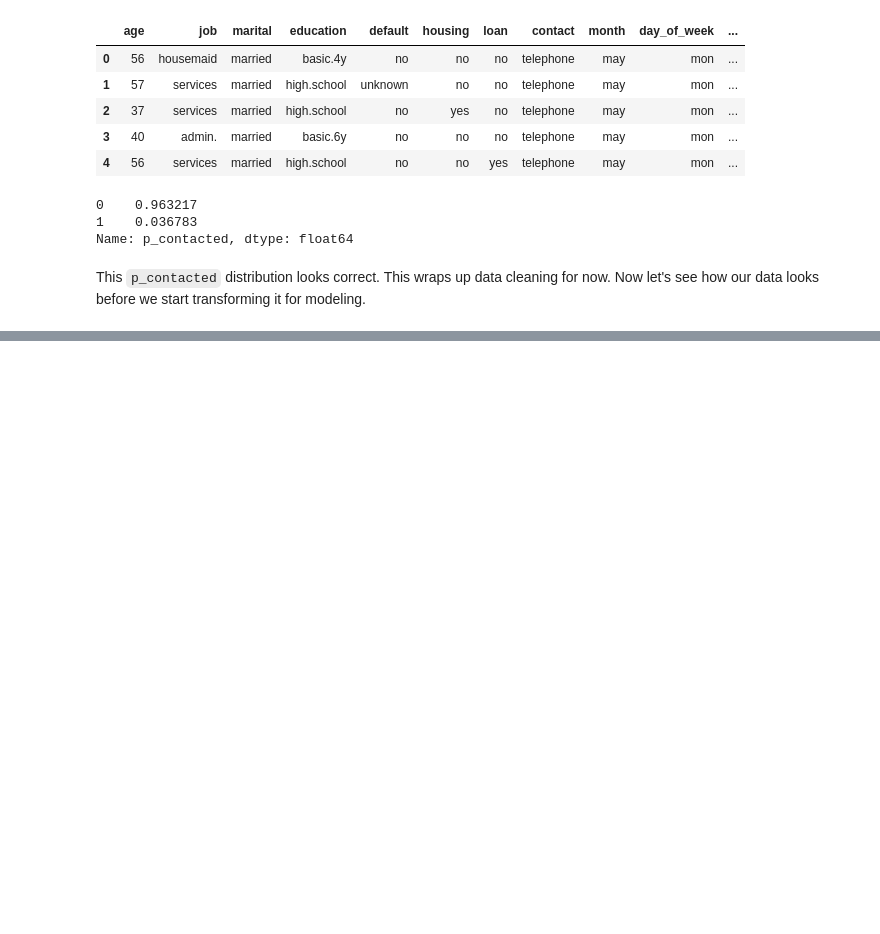
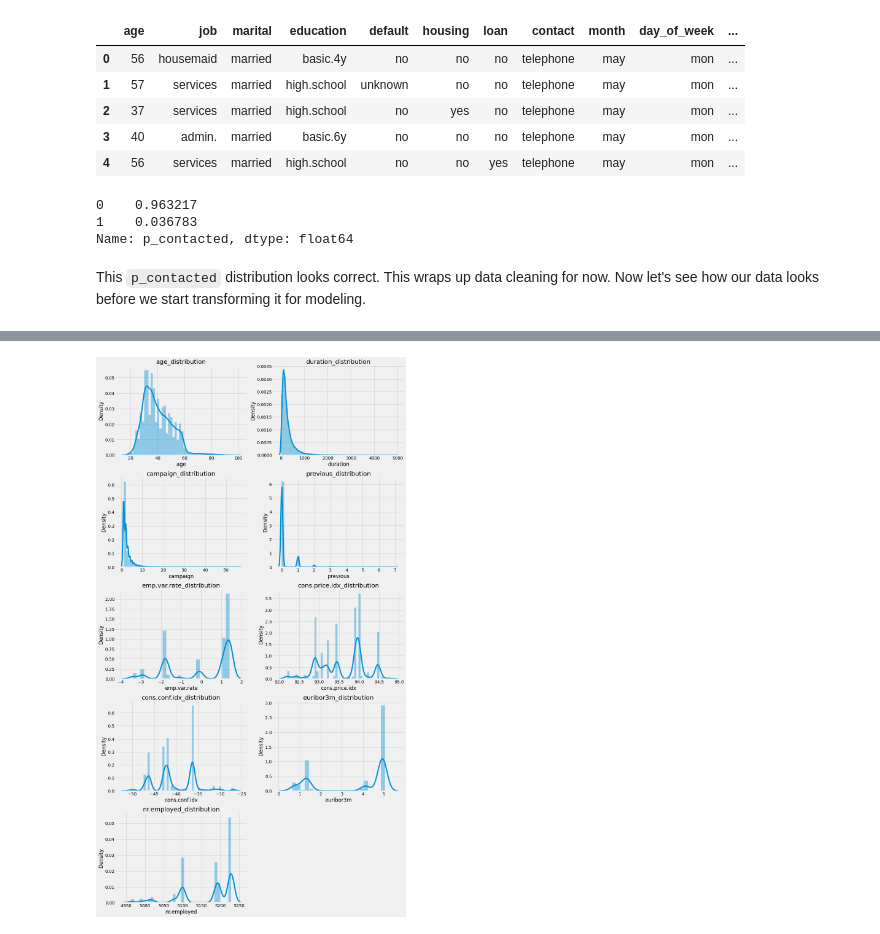
Before and after one commit to jonpresto/Classifier-for-bank-marketing-campaign, a Jupyter notebook: notebook/Bank-marketing-classifier-notebook.ipynb, the cells around one changed output, grey strips where cells are left out. Cells and saved outputs as stored; diff of their text form; code cells hidden in the pictures; blank space fills up the shorter version.

```diff
--- a/notebook/Bank-marketing-classifier-notebook.ipynb
+++ b/notebook/Bank-marketing-classifier-notebook.ipynb
@@ -480,0 +613,4 @@ This `p_contacted` distribution looks correct. This wraps up data cleaning for n
+# %%
+#drop 'pdays' from the list
+numerical_features.remove('pdays')
+numerical_features
@@ -480,0 +627,4 @@ This `p_contacted` distribution looks correct. This wraps up data cleaning for n
+# %%
+# create a dataframe of numerical features using our numerical list
+numerical_data = df[numerical_features]
+numerical_data.head()
@@ -480,0 +638,20 @@ This `p_contacted` distribution looks correct. This wraps up data cleaning for n
+# %%
+# create a function that iterates through the dataframe and plots histograms for the numerical features
+def plot_numerical(df):
+
+    fig = plt.figure(figsize=(15,30))
+    plt.subplots_adjust(hspace=.25)
+
+    nrows = len(df.columns) //2 +1
+    ncols = 2
+
+    for i,t in enumerate(list(df.columns)):
+        ax = fig.add_subplot(nrows, ncols, i+1)
+        sns.distplot(a= df[t],
+                     ax=ax)
+        plt.title(t + '_distribution')
+# %%
+# plot histograms for the continuus variables
+plot_numerical(numerical_data)
+# %% [output]
+[figure, added]
```
Also changed, not shown: parts of 27 cells of this notebook.
